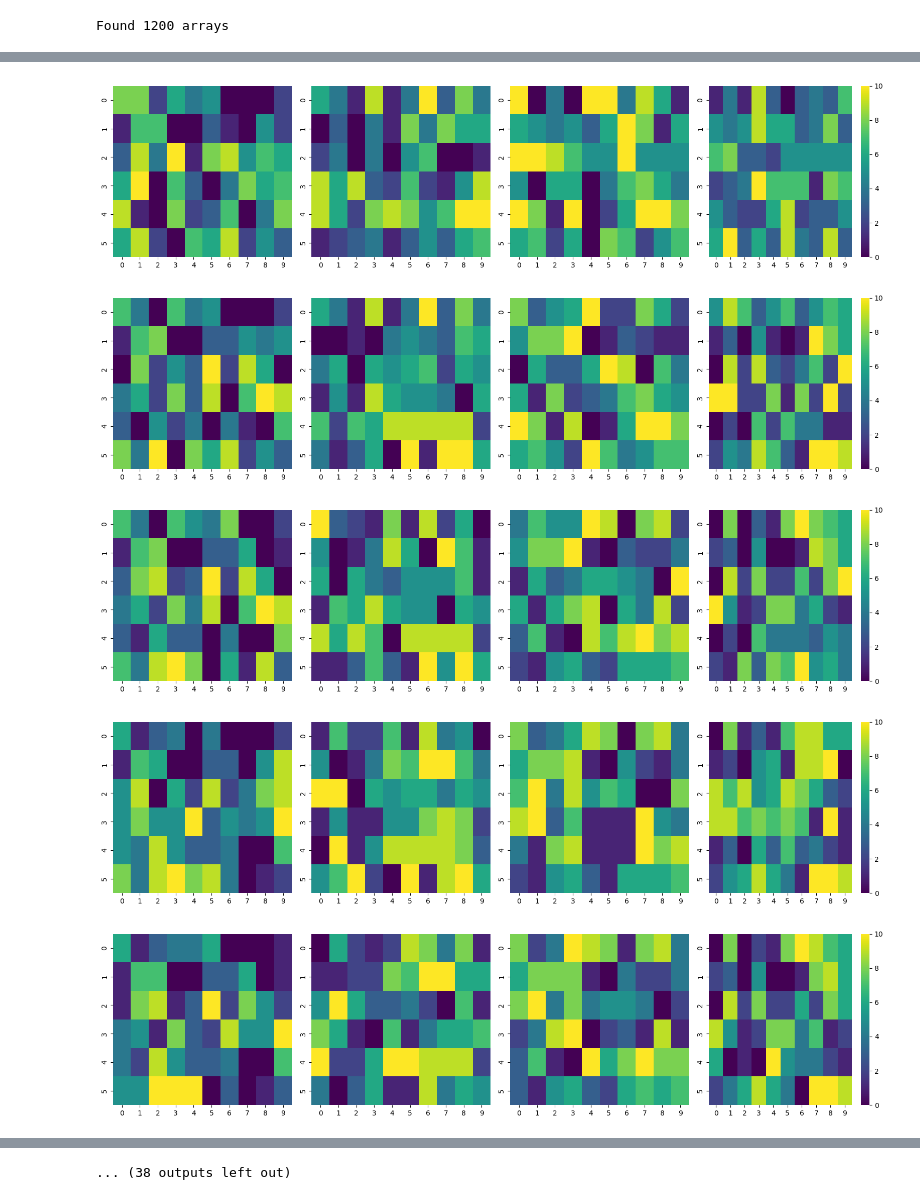
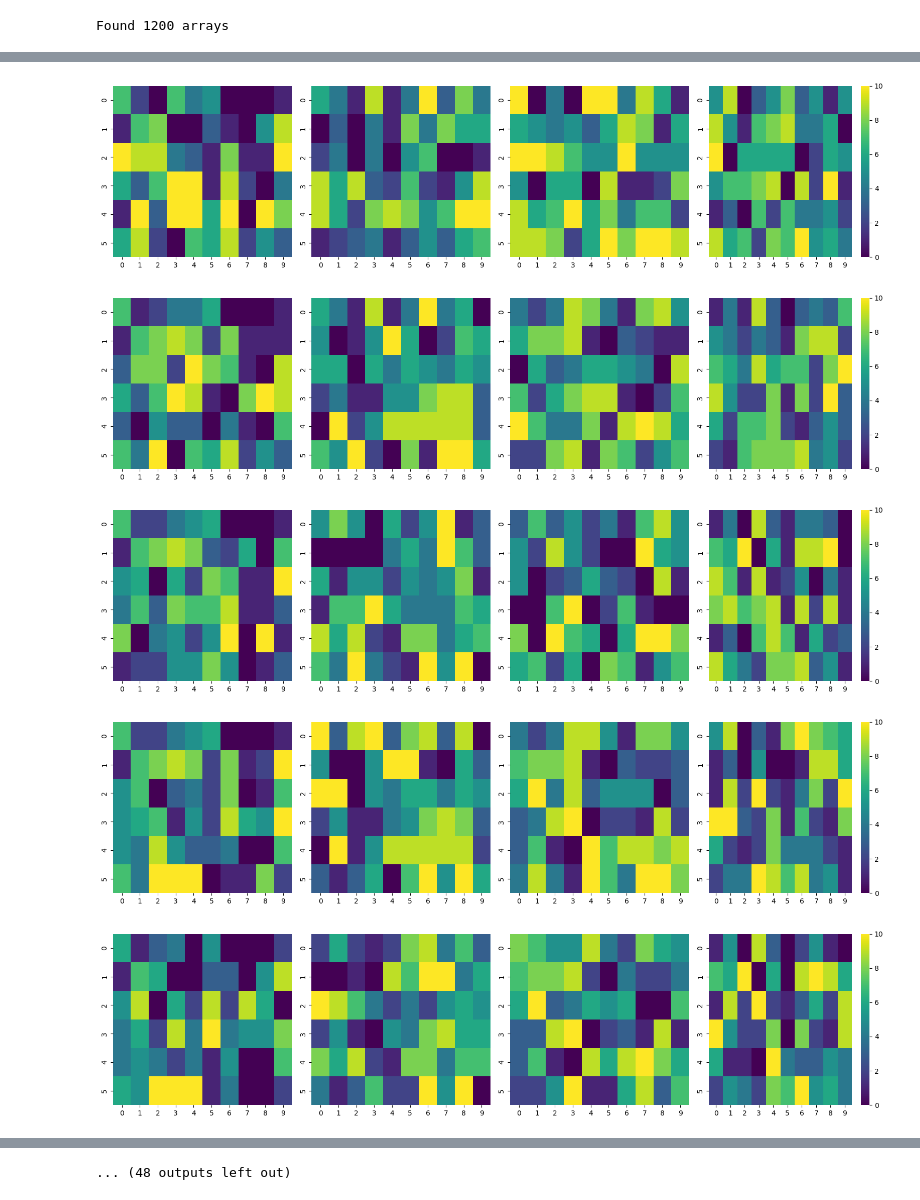
Before and after one commit to blasce/Swarm2AlgoTesting, a Jupyter notebook: heatmap_coat.ipynb, the cells around one changed output, grey strips where cells are left out. Cells and saved outputs as stored; diff of their text form; code cells hidden in the pictures.

```diff
--- a/heatmap_coat.ipynb
+++ b/heatmap_coat.ipynb
@@ -34,22 +34,22 @@ Found 1200 arrays
 # %%
 interval_selected = []
 
 for i, arr in enumerate(arrays):
-    if i % 24 == 0:
+    if i % 20 == 0:
         interval_selected.append(arr)
 for i in interval_selected:
     data = np.array(i)
 
     fig, axes = plt.subplots(1, 4, figsize=(16,4))
     for j, ax in enumerate(axes):
         sns.heatmap(data[j], cmap="viridis", ax=ax, cbar=(j==3))
 
     plt.tight_layout()
     plt.show()
 # %% [output]
 [figure]
-[figure, old version]
+[figure, new version]
-[figure, old version]
+[figure, new version]
-[figure, old version]
+[figure, new version]
-[figure, old version]
+[figure, new version]
-[figure, old version]
+[figure, new version]
@@ -62 +62 @@ for i in interval_selected:
-... (38 outputs left out)
+... (48 outputs left out)
```
Also changed, not shown: parts of 1 cell of this notebook, 1 other file.
